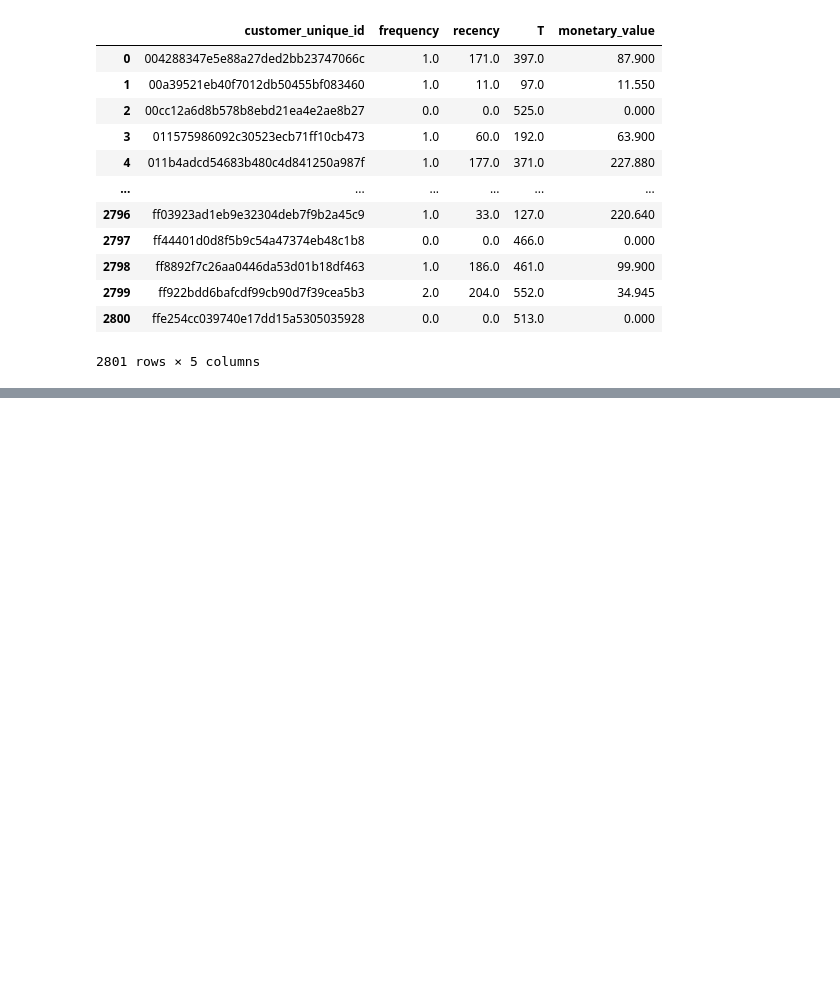
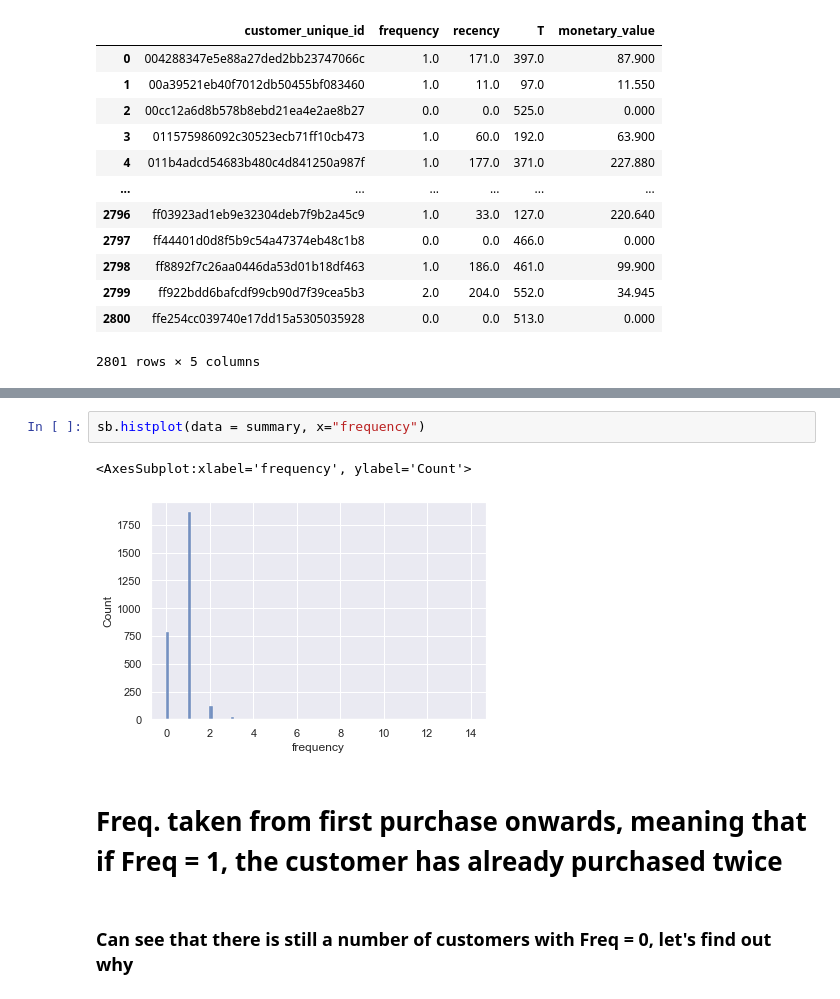
Before and after one commit to bbawj/Olist-Ecommerce-Analysis, a Jupyter notebook: Predicting CLV.ipynb, the cells around one changed output, grey strips where cells are left out. Drawn from its saved outputs; the diff is of its cells as text; blank space fills up the shorter version.

```diff
--- a/Predicting CLV.ipynb
+++ b/Predicting CLV.ipynb
@@ -81,0 +67,9 @@ array([0.])
+# %%
+sb.histplot(data = summary, x="frequency")
+# %% [output]
+<AxesSubplot:xlabel='frequency', ylabel='Count'>
+[figure, added]
+# %% [markdown]
+# Freq. taken from first purchase onwards, meaning that if Freq = 1, the customer has already purchased twice
+# %% [markdown]
+### Can see that there is still a number of customers with Freq = 0, let's find out why
```
Also changed, not shown: parts of 23 cells of this notebook, 1 other file.
